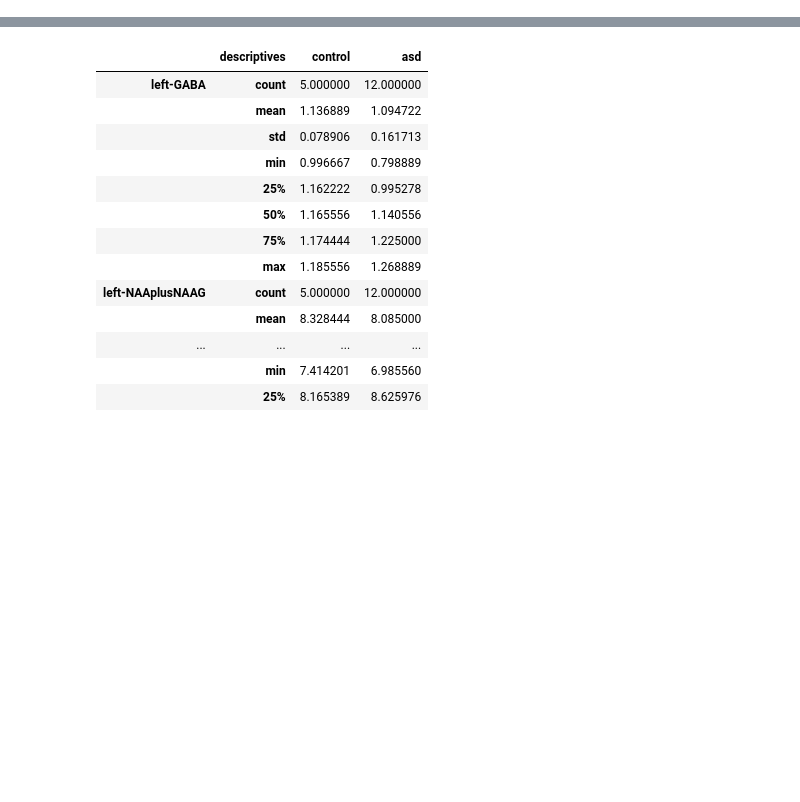
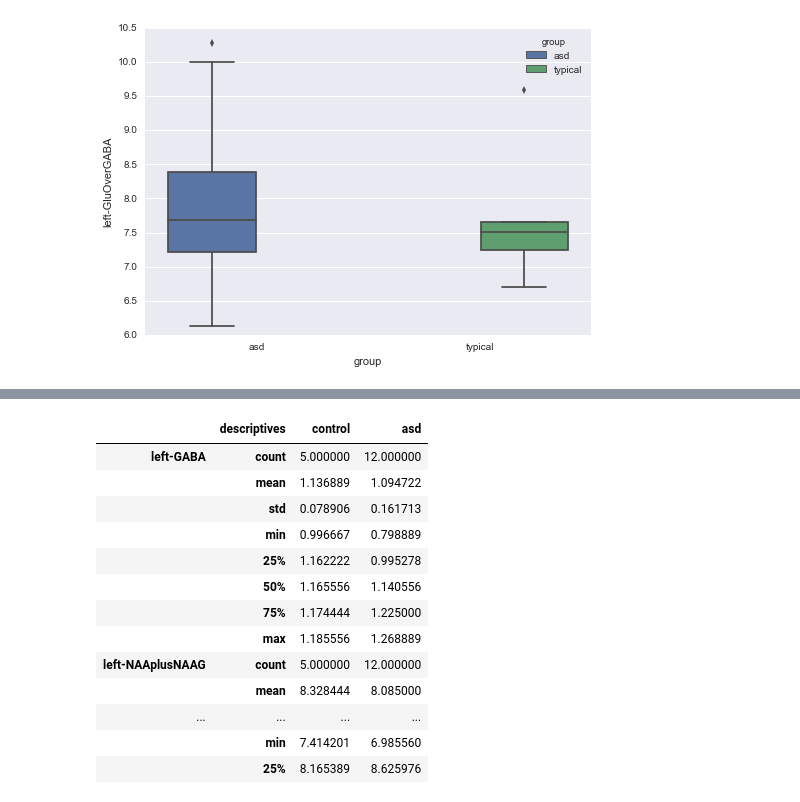
Before and after one commit to mrjeffstevenson3/mmimproc, a Jupyter notebook: ipn/Paros_mrs_stats_v1.ipynb, the cells around one changed output, grey strips where cells are left out. Saved outputs shown, nothing was run; the diff lists cells and outputs as text; code cells hidden in the pictures; blank space fills up the shorter version.

```diff
--- a/ipn/Paros_mrs_stats_v1.ipynb
+++ b/ipn/Paros_mrs_stats_v1.ipynb
@@ -51,0 +64,8 @@ setting root data directory to scotty.
+# %%
+corr_metab.loc[corr_metab.index[asd_grp], 'group'] = 'asd'
+corr_metab.loc[corr_metab.index[~asd_grp], 'group'] = 'typical'
+
+lt_corr_metab = corr_metab.loc[:, [x for x in corr_metab.columns if 'left' in x] + ['group']]
+rt_corr_metab = corr_metab.loc[:, [x for x in corr_metab.columns if 'right' in x] + ['group']]
+
+lt_corr_metab.loc[lt_corr_metab.index[asd_grp], [x for x in corr_metab.columns if 'left' in x]]#.sort_values(axis=0)
@@ -51,0 +101,4 @@ setting root data directory to scotty.
+# %%
+bp = sb.boxplot(data=lt_corr_metab,x='group', y=[x for x in corr_metab.columns if 'left' in x][-1], hue='group', )#, markers=['o', 'x'], kind='reg')
+# %% [output]
+[figure, added]
```
Also changed, not shown: parts of 5 cells of this notebook, 7 other files.
